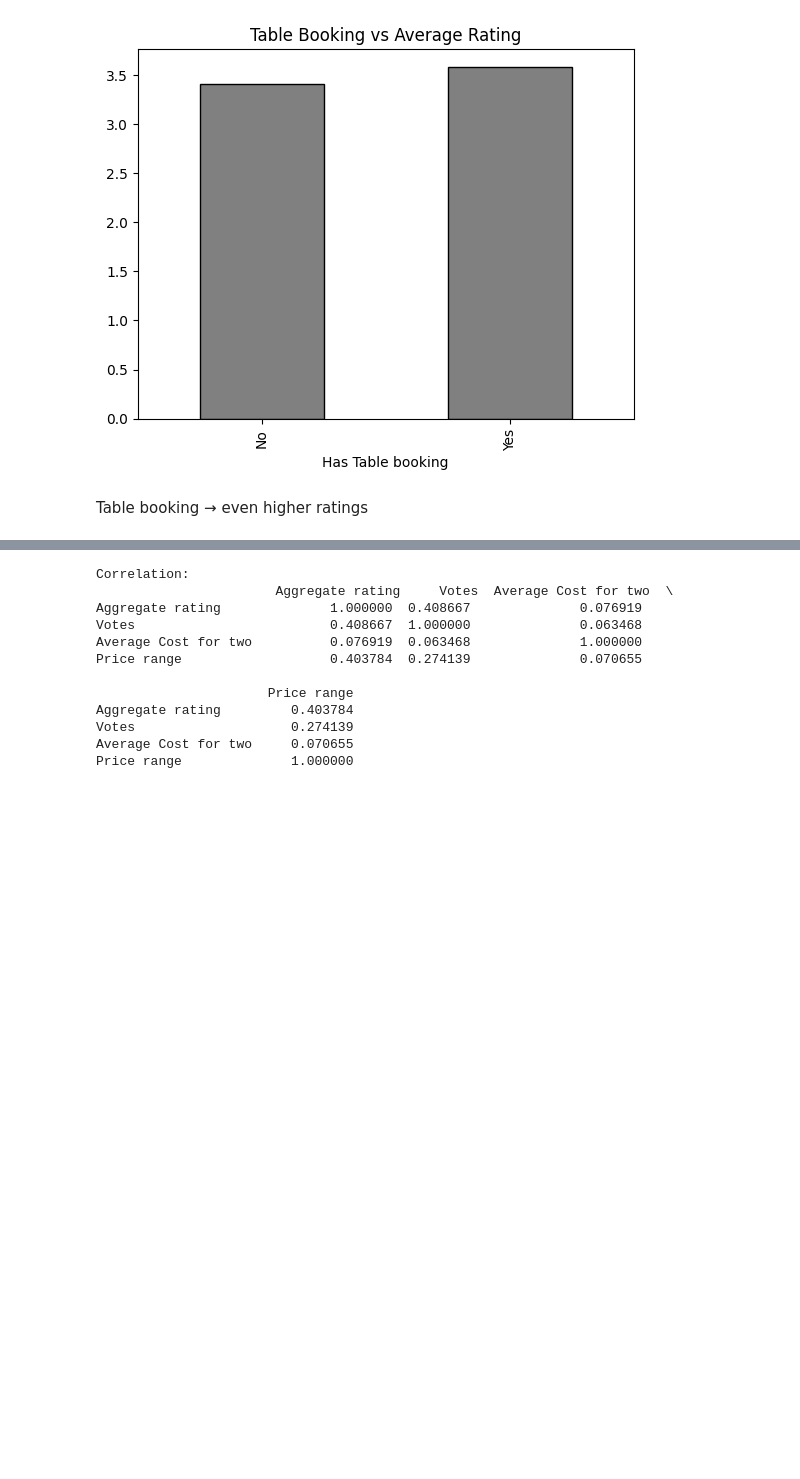
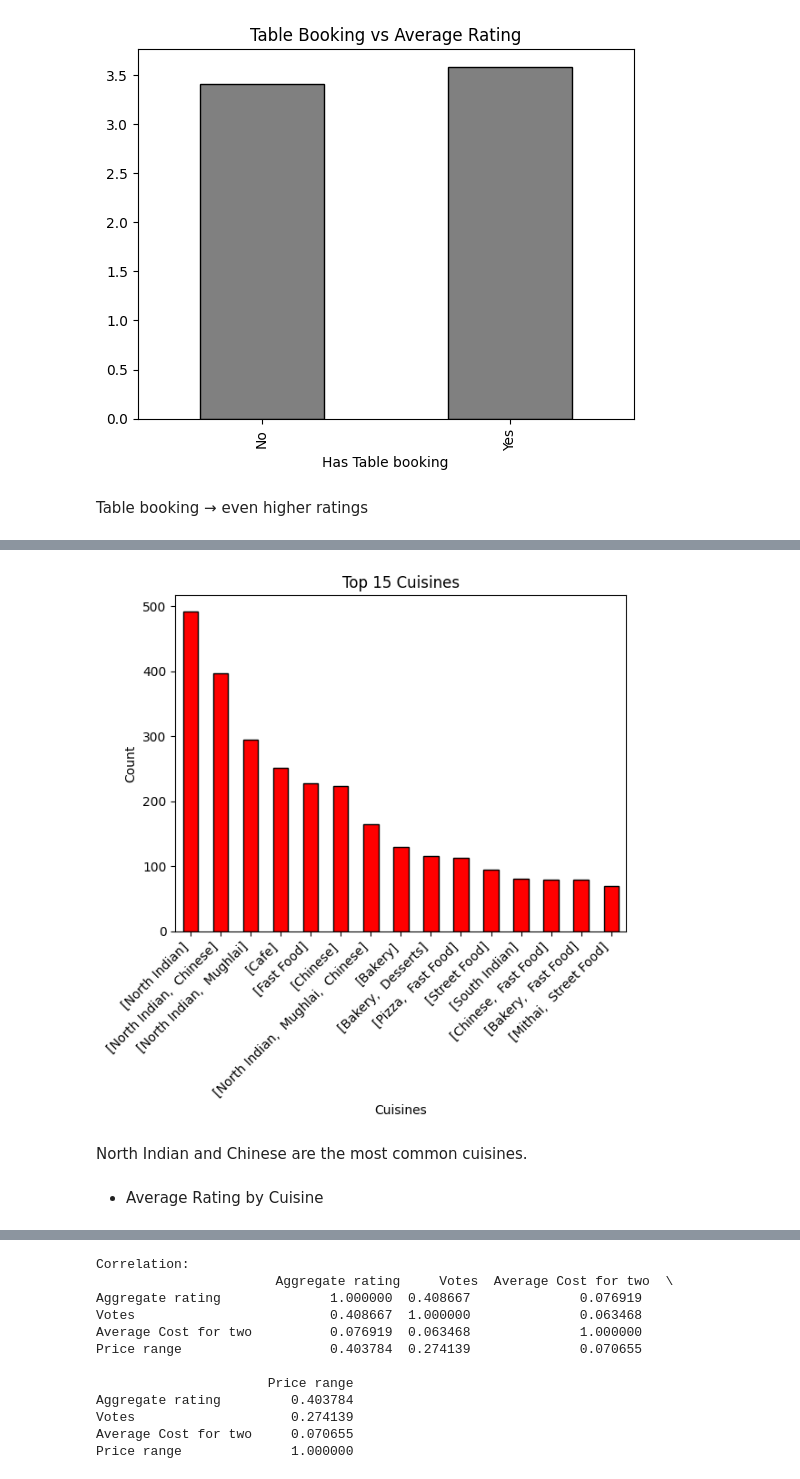
Before and after one commit to ananyaghorpade29/zomato_eda, a Jupyter notebook: notebook/zomato_eda.ipynb, the cells around one changed output, grey strips where cells are left out. Drawn from its saved outputs; the diff is of its cells as text; code cells hidden in the pictures; blank space fills up the shorter version.

```diff
--- a/notebook/zomato_eda.ipynb
+++ b/notebook/zomato_eda.ipynb
@@ -449,0 +495,3 @@ Highly Rated Outliers: While the Philippines has one of the lowest  restaurant c
+# %%
+top_cuisines = data["Cuisines"].value_counts().head(15)
+print(f"Top Cuisines: \n", top_cuisines)
@@ -449,0 +517,13 @@ Highly Rated Outliers: While the Philippines has one of the lowest  restaurant c
+# %%
+top_cuisines.plot(kind="bar", color="red", edgecolor="black")
+plt.title("Top 15 Cuisines")
+plt.xlabel("Cuisines")
+plt.ylabel("Count")
+plt.xticks(rotation=45, ha="right")
+plt.show()
+# %% [output]
+[figure, added]
+# %% [markdown]
+North Indian and Chinese are the most common cuisines.
+# %% [markdown]
+- Average Rating by Cuisine
```
Also changed, not shown: parts of 64 cells of this notebook.
